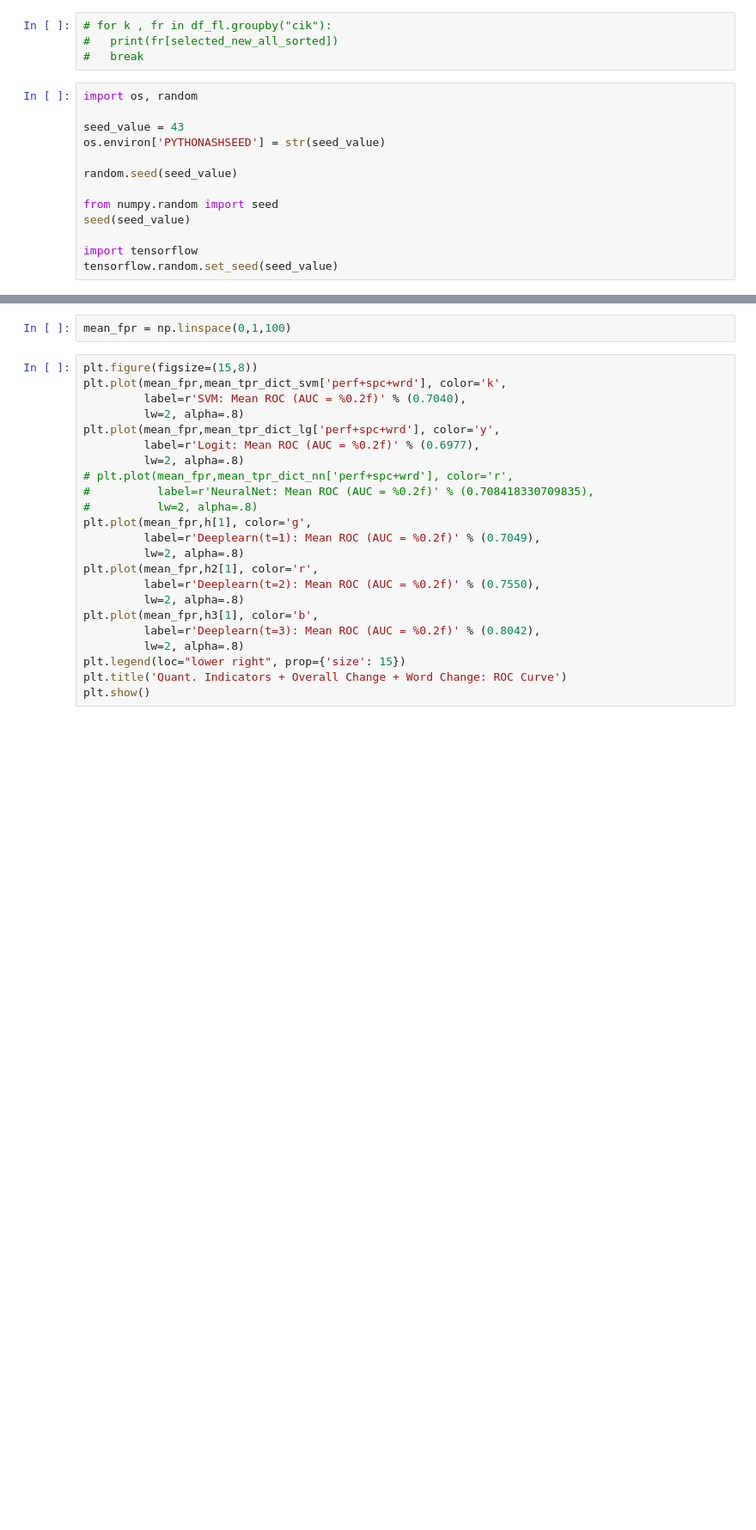
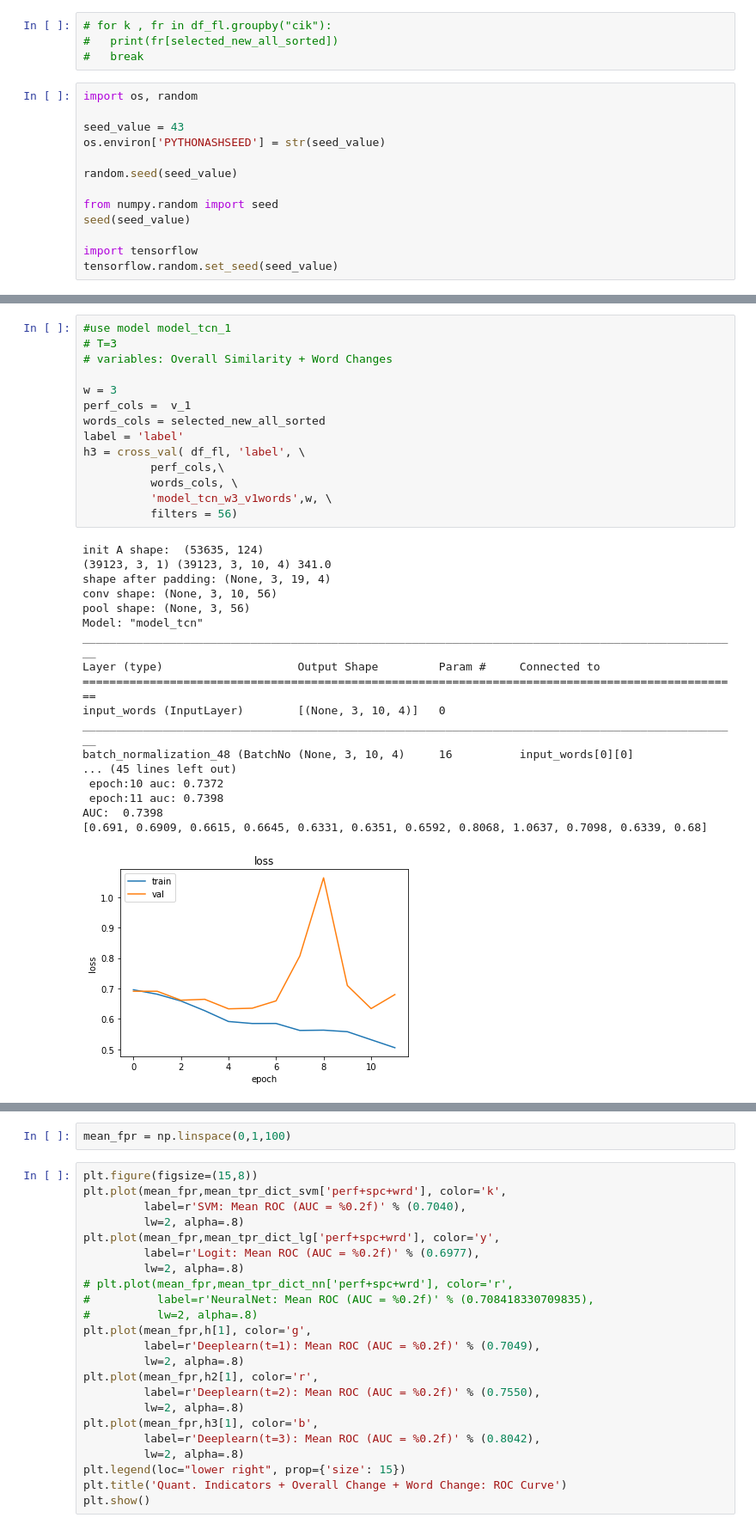
Before and after one commit to pepperamy/tenK_phase2, a Jupyter notebook: 104_of_10k_featureselection_cnnlstm.ipynb, the cells around one changed output, grey strips where cells are left out. Shown at 86% size. Saved outputs shown, nothing was run; the diff lists cells and outputs as text; blank space fills up the shorter version.

```diff
--- a/104_of_10k_featureselection_cnnlstm.ipynb
+++ b/104_of_10k_featureselection_cnnlstm.ipynb
@@ -1895,3 +2112,36 @@ avg_AUC_2 :  0.7645944741532976
 9     0.745788
 10    0.762698
 dtype: float64
+# %%
+#use model model_tcn_1
+# T=3
+# variables: Overall Similarity + Word Changes
+
+w = 3
+perf_cols =  v_1
+words_cols = selected_new_all_sorted
+label = 'label'
+h3 = cross_val( df_fl, 'label', \
+          perf_cols,\
+          words_cols, \
+          'model_tcn_w3_v1words',w, \
+          filters = 56)
+# %% [output]
+init A shape:  (53635, 124)
+(39123, 3, 1) (39123, 3, 10, 4) 341.0
+shape after padding: (None, 3, 19, 4)
+conv shape: (None, 3, 10, 56)
+pool shape: (None, 3, 56)
+Model: "model_tcn"
+__________________________________________________________________________________________________
+Layer (type)                    Output Shape         Param #     Connected to
+==================================================================================================
+input_words (InputLayer)        [(None, 3, 10, 4)]   0
+__________________________________________________________________________________________________
+batch_normalization_48 (BatchNo (None, 3, 10, 4)     16          input_words[0][0]
+... (45 lines left out)
+ epoch:10 auc: 0.7372
+ epoch:11 auc: 0.7398
+AUC:  0.7398
+[0.691, 0.6909, 0.6615, 0.6645, 0.6331, 0.6351, 0.6592, 0.8068, 1.0637, 0.7098, 0.6339, 0.68]
+[figure, added]
```
Also changed, not shown: parts of 9 cells of this notebook.
